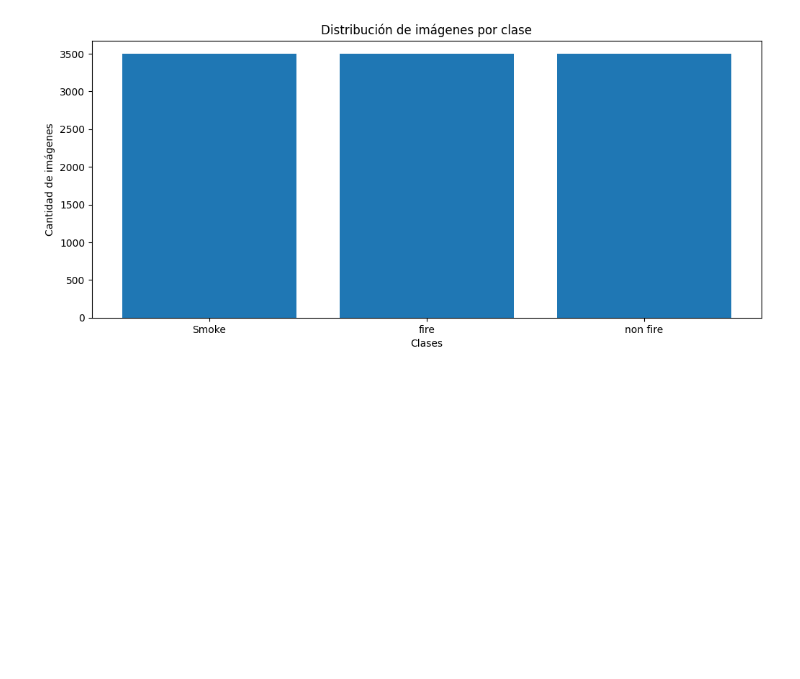
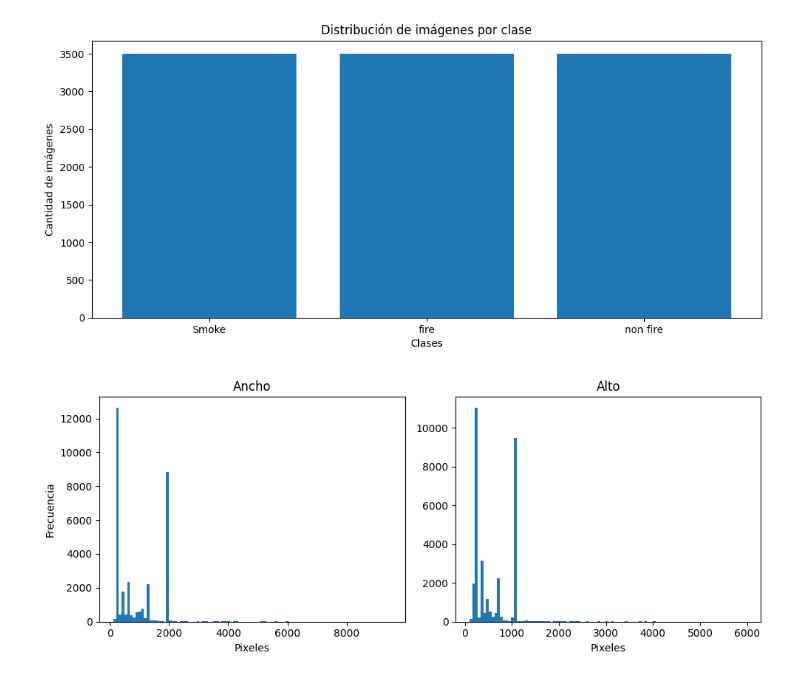
Before and after one commit to SapoPy/Proyecto-de-deteccion-de-incendios-con-una-CNN, a Jupyter notebook: explorar_dataset.ipynb, the cells around one changed output. Saved outputs shown, nothing was run; the diff lists cells and outputs as text; code cells hidden in the pictures; blank space fills up the shorter version.

Commit message:
Exploracion del tamaño de las imagenes en el dataset

```diff
--- a/explorar_dataset.ipynb
+++ b/explorar_dataset.ipynb
@@ -93,3 +93,30 @@ plt.ylabel("Cantidad de imágenes")
 plt.show()
 # %% [output]
 [figure]
+# %%
+hist_horizontal = []
+hist_vertical = []
+
+for path, _ in fireeye_train.samples:
+    with Image.open(path) as img:
+        width, height = img.size
+        hist_horizontal.append(width)
+        hist_vertical.append(height)
+# %%
+fig, ax = plt.subplots(1, 2, figsize=(10, 4))
+
+# Histograma horizontal
+ax[0].hist(hist_horizontal, bins=100)
+ax[0].set_title("Ancho")
+ax[0].set_xlabel("Pixeles")
+ax[0].set_ylabel("Frecuencia")
+
+# Histograma vertical
+ax[1].hist(hist_vertical, bins=100)
+ax[1].set_title("Alto")
+ax[1].set_xlabel("Pixeles")
+
+plt.tight_layout()
+plt.show()
+# %% [output]
+[figure, added]
```
Also changed, not shown: parts of 10 cells of this notebook.
